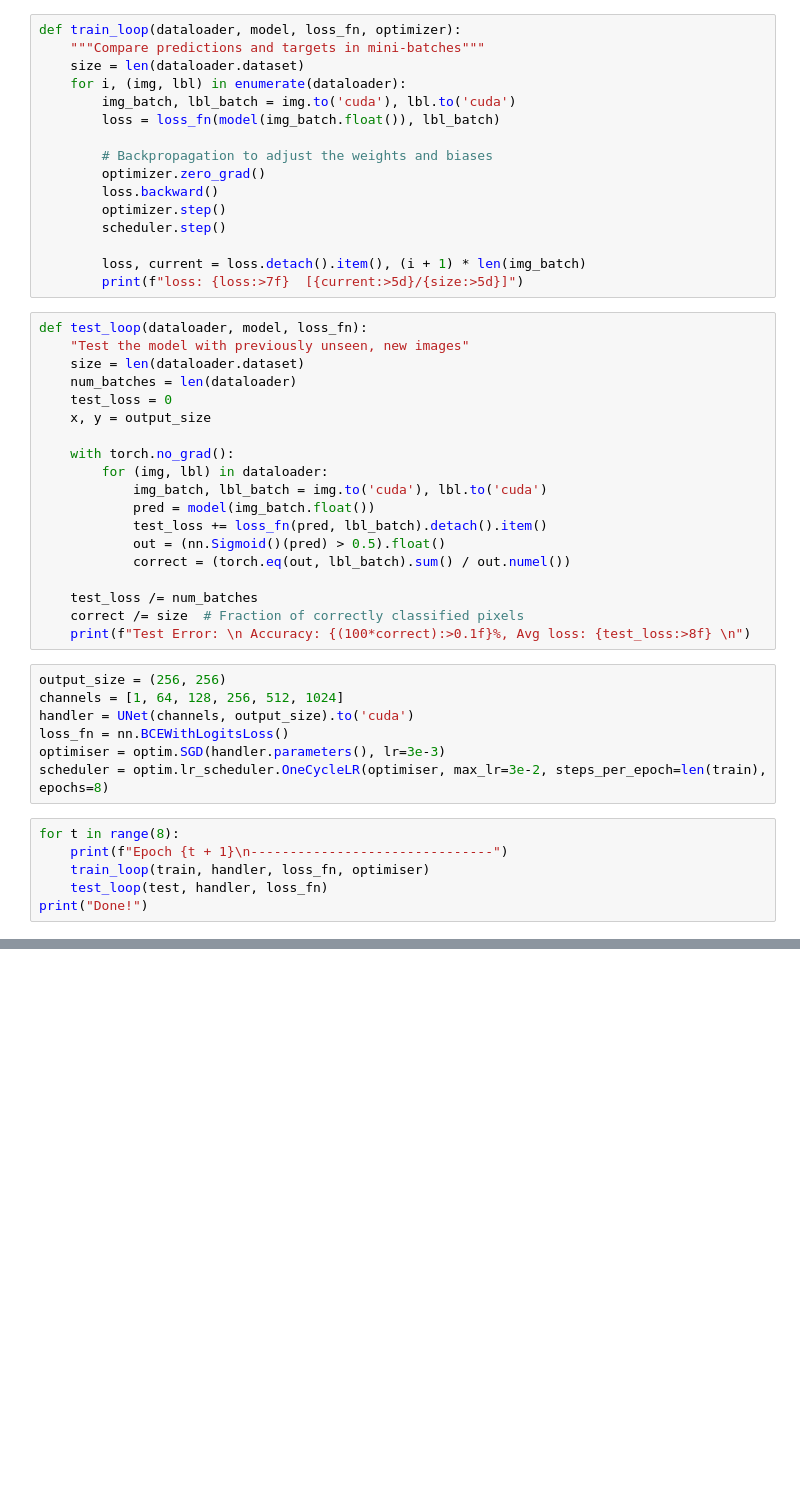
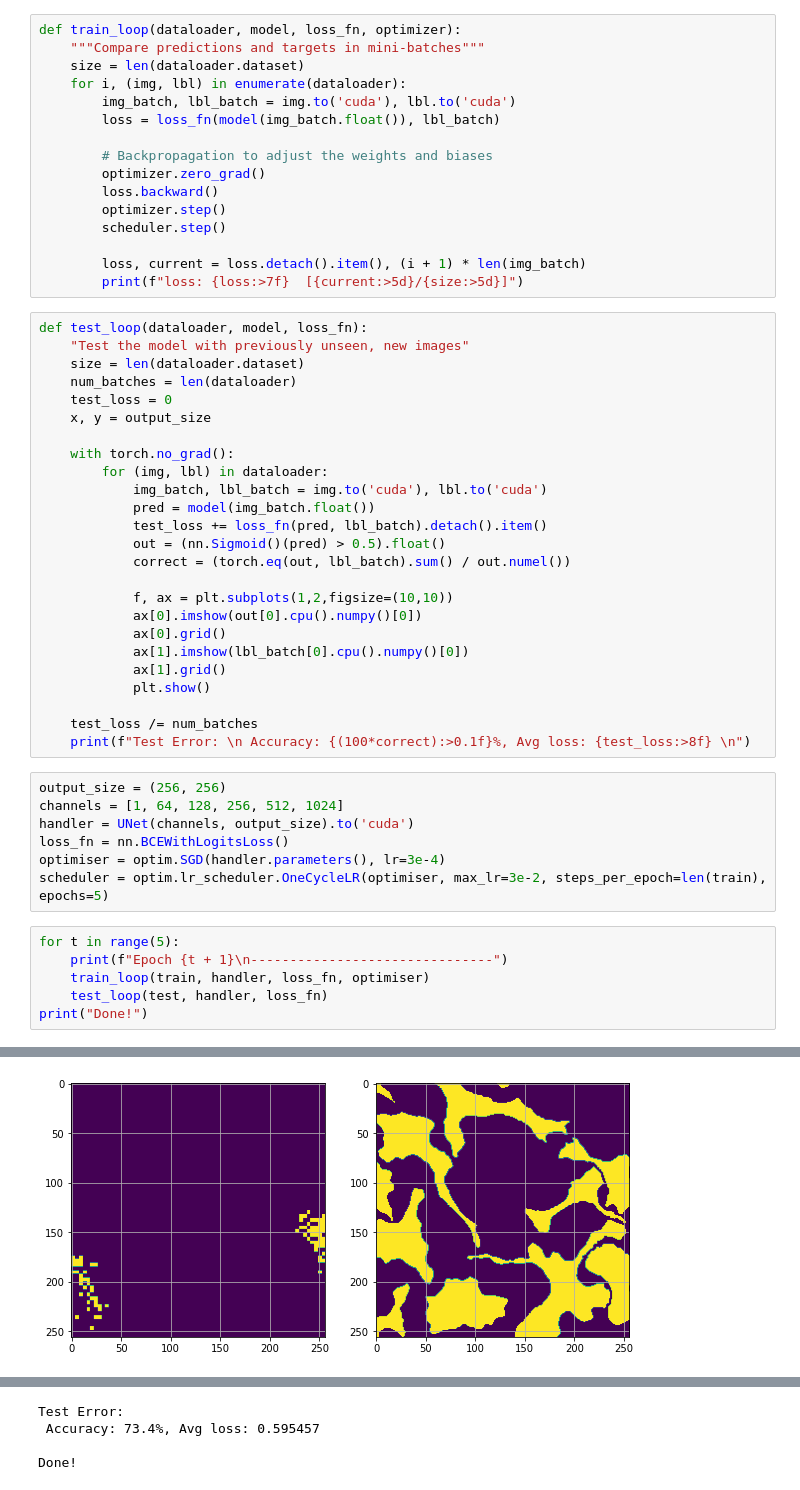
Before and after one commit to ego-alt/segmentation-from-scratch, a Jupyter notebook: cell_image.ipynb, the cells around one changed output, grey strips where cells are left out. Drawn from its saved outputs; the diff is of its cells as text; blank space fills up the shorter version.

Commit message:
Resolved accuracy bug

```diff
--- a/cell_image.ipynb
+++ b/cell_image.ipynb
@@ -159,18 +159,24 @@ def test_loop(dataloader, model, loss_fn):
             out = (nn.Sigmoid()(pred) > 0.5).float()
             correct = (torch.eq(out, lbl_batch).sum() / out.numel())
 
+            f, ax = plt.subplots(1,2,figsize=(10,10))
+            ax[0].imshow(out[0].cpu().numpy()[0])
+            ax[0].grid()
+            ax[1].imshow(lbl_batch[0].cpu().numpy()[0])
+            ax[1].grid()
+            plt.show()
+
     test_loss /= num_batches
-    correct /= size  # Fraction of correctly classified pixels
     print(f"Test Error: \n Accuracy: {(100*correct):>0.1f}%, Avg loss: {test_loss:>8f} \n")
 # %%
 output_size = (256, 256)
 channels = [1, 64, 128, 256, 512, 1024]
 handler = UNet(channels, output_size).to('cuda')
 loss_fn = nn.BCEWithLogitsLoss()
-optimiser = optim.SGD(handler.parameters(), lr=3e-3)
-scheduler = optim.lr_scheduler.OneCycleLR(optimiser, max_lr=3e-2, steps_per_epoch=len(train), epochs=8)
+optimiser = optim.SGD(handler.parameters(), lr=3e-4)
+scheduler = optim.lr_scheduler.OneCycleLR(optimiser, max_lr=3e-2, steps_per_epoch=len(train), epochs=5)
 # %%
-for t in range(8):
+for t in range(5):
     print(f"Epoch {t + 1}\n-------------------------------")
     train_loop(train, handler, loss_fn, optimiser)
     test_loop(test, handler, loss_fn)
@@ -198,0 +195 @@ Done!
+[figure, added]
@@ -198,0 +252,4 @@ Done!
+Test Error:
+ Accuracy: 73.4%, Avg loss: 0.595457
+
+Done!
```
Also changed, not shown: parts of 1 cell of this notebook.
